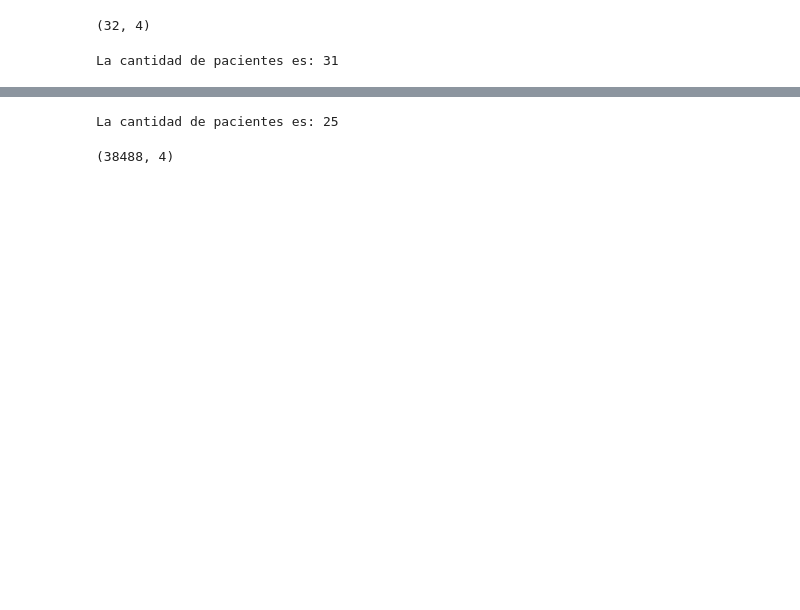
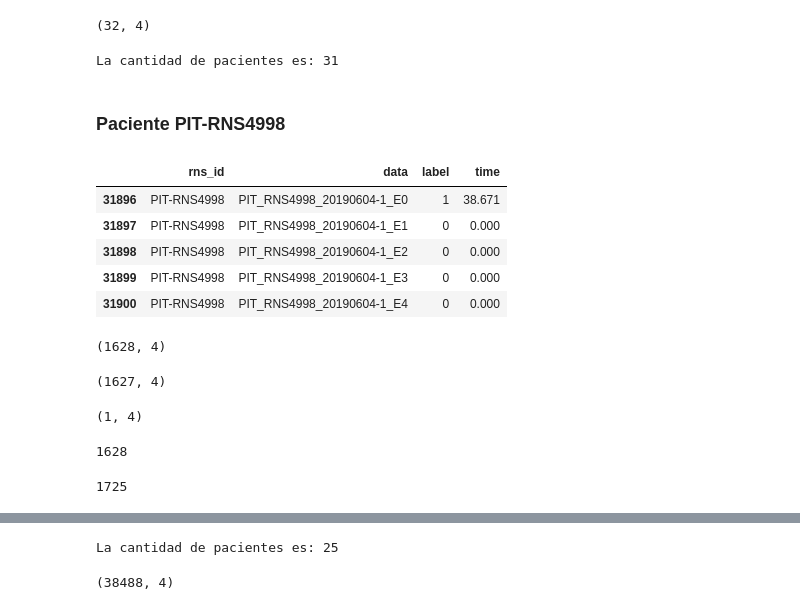
Before and after one commit to martinrrobins/PI-Thalamus-RNS, a Jupyter notebook: Paper_iESPnet_pruebas/01-Exploraciones/01.1 Exploracion.ipynb, the cells around one changed output, grey strips where cells are left out. Drawn from its saved outputs; the diff is of its cells as text; code cells hidden in the pictures; blank space fills up the shorter version.

```diff
--- a/Paper_iESPnet_pruebas/01-Exploraciones/01.1 Exploracion.ipynb
+++ b/Paper_iESPnet_pruebas/01-Exploraciones/01.1 Exploracion.ipynb
@@ -226,3 +289,36 @@ len(df_meta['rns_id'].unique())
 print('La cantidad de pacientes es:', len(df_meta['rns_id'].unique()))
 # %% [output]
 La cantidad de pacientes es: 31
+# %% [markdown]
+### Paciente PIT-RNS4998
+# %%
+df_meta[df_meta['rns_id']=='PIT-RNS4998'].head()
+# %% [output]
+|  | rns_id | data | label | time |
+| 31896 | PIT-RNS4998 | PIT_RNS4998_20190604-1_E0 | 1 | 38.671 |
+| 31897 | PIT-RNS4998 | PIT_RNS4998_20190604-1_E1 | 0 | 0.000 |
+| 31898 | PIT-RNS4998 | PIT_RNS4998_20190604-1_E2 | 0 | 0.000 |
+| 31899 | PIT-RNS4998 | PIT_RNS4998_20190604-1_E3 | 0 | 0.000 |
+| 31900 | PIT-RNS4998 | PIT_RNS4998_20190604-1_E4 | 0 | 0.000 |
+# %%
+df_meta[df_meta['rns_id']=='PIT-RNS4998'].shape
+# %% [output]
+(1628, 4)
+# %%
+df_meta[df_meta['rns_id']=='PIT-RNS4998'][df_meta[df_meta['rns_id']=='PIT-RNS4998']['label']==0].shape
+# %% [output]
+(1627, 4)
+# %%
+df_meta[df_meta['rns_id']=='PIT-RNS4998'][df_meta[df_meta['rns_id']=='PIT-RNS4998']['label']==1].shape
+# %% [output]
+(1, 4)
+# %%
+len(df_meta[df_meta['rns_id']=='PIT-RNS4998']['data'].unique().tolist())
+# %% [output]
+1628
+# %%
+# es importante saber el nombre del dato que tiene 2 en el label para poder limpiar directamente la base
+registros_lipieza.extend(df_meta[df_meta['rns_id']=='PIT-RNS4998']['data'].unique().tolist())
+len(registros_lipieza)
+# %% [output]
+1725
```
Also changed, not shown: parts of 25 cells of this notebook.
